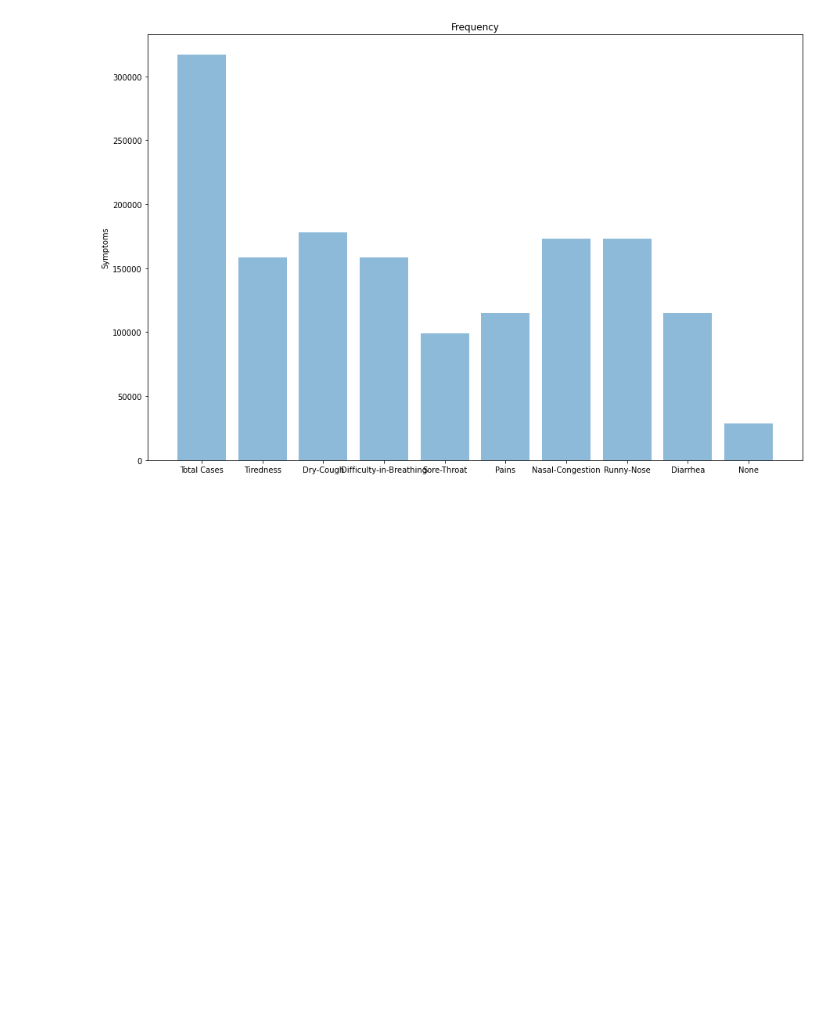
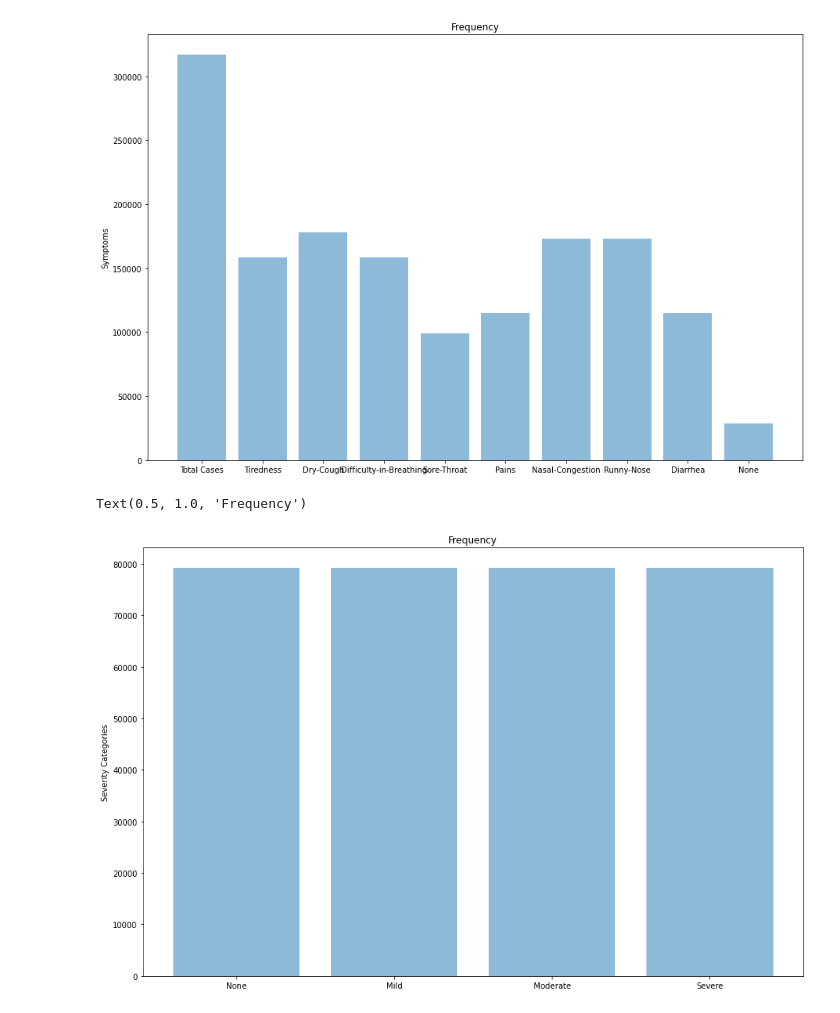
Before and after one commit to ayaanzhaque/Nicotine-COVID19, a Jupyter notebook: symptoms_EDA.ipynb, the cells around one changed output. Cells and saved outputs as stored; diff of their text form; code cells hidden in the pictures; blank space fills up the shorter version.

```diff
--- a/symptoms_EDA.ipynb
+++ b/symptoms_EDA.ipynb
@@ -127,3 +112,17 @@ plt.title('Frequency')
 # %% [output]
 Text(0.5, 1.0, 'Frequency')
 [figure]
+# %%
+symptoms = ("None", "Mild", "Moderate", "Severe")
+y_pos = np.arange(len(symptoms))
+totals = [df["Severity_None"].sum(),df["Severity_Mild"].sum(),df["Severity_Moderate"].sum(),df["Severity_Severe"].sum()]
+
+plt.figure(figsize=(15,10))
+plt.bar(y_pos, totals, align='center', alpha=0.5)
+plt.xticks(y_pos, symptoms)
+plt.ylabel('Severity Categories')
+plt.title('Frequency')
+# why isn't this working
+# %% [output]
+Text(0.5, 1.0, 'Frequency')
+[figure, added]
```
Also changed, not shown: parts of 9 cells of this notebook.
